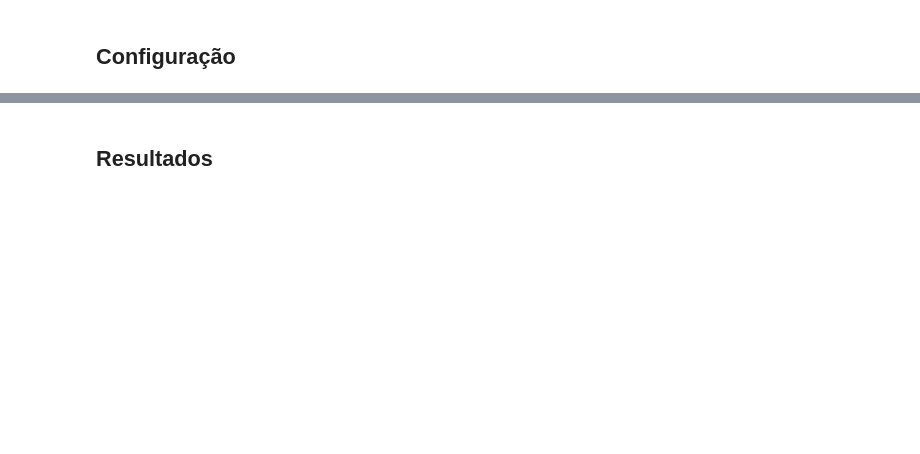
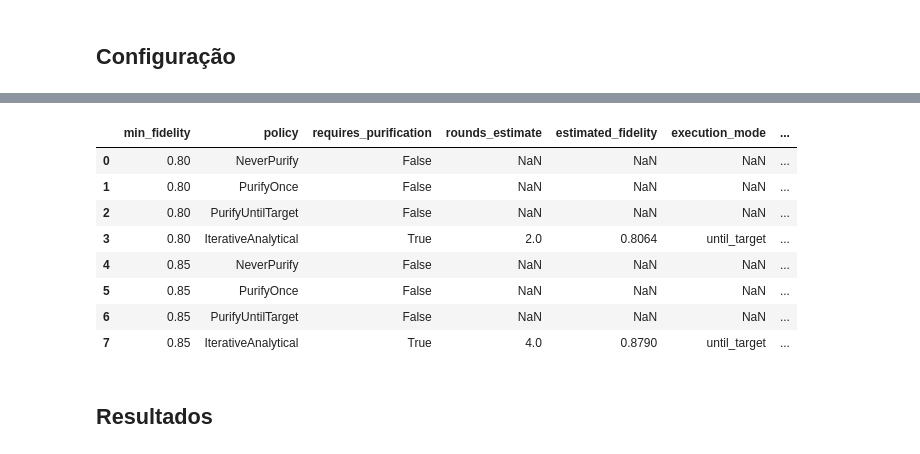
Before and after one commit to DiegoAbreuSWB/intentqnet, a Jupyter notebook: notebooks/17_purification_policy_comparison.ipynb, the cells around one changed output, grey strips where cells are left out. Saved outputs shown, nothing was run; the diff lists cells and outputs as text; code cells hidden in the pictures; blank space fills up the shorter version.

```diff
--- a/notebooks/17_purification_policy_comparison.ipynb
+++ b/notebooks/17_purification_policy_comparison.ipynb
@@ -80,0 +121,8 @@ comparison_df
+# %%
+import pandas as pd
+
+# targets that need two and four rounds: only the iterative estimate admits them
+multi_round_df = compare_purification_policies(spec, make_intent, policies, FIDELITY_TARGETS[3:], seed=SEED)
+comparison_df = pd.concat([one_round_df, multi_round_df], ignore_index=True)
+multi_round_df
+# %% [output]
@@ -81,3 +146,12 @@ comparison_df
+|  | min_fidelity | policy | requires_purification | rounds_estimate | estimated_fidelity | execution_mode | ... |
+| 0 | 0.80 | NeverPurify | False | NaN | NaN | NaN | ... |
+| 1 | 0.80 | PurifyOnce | False | NaN | NaN | NaN | ... |
+| 2 | 0.80 | PurifyUntilTarget | False | NaN | NaN | NaN | ... |
+| 3 | 0.80 | IterativeAnalytical | True | 2.0 | 0.8064 | until_target | ... |
+| 4 | 0.85 | NeverPurify | False | NaN | NaN | NaN | ... |
+| 5 | 0.85 | PurifyOnce | False | NaN | NaN | NaN | ... |
+| 6 | 0.85 | PurifyUntilTarget | False | NaN | NaN | NaN | ... |
+| 7 | 0.85 | IterativeAnalytical | True | 4.0 | 0.8790 | until_target | ... |
 # %% [markdown]
 ## Resultados
 # %%
```
Also changed, not shown: parts of 8 cells of this notebook, 37 other files.
